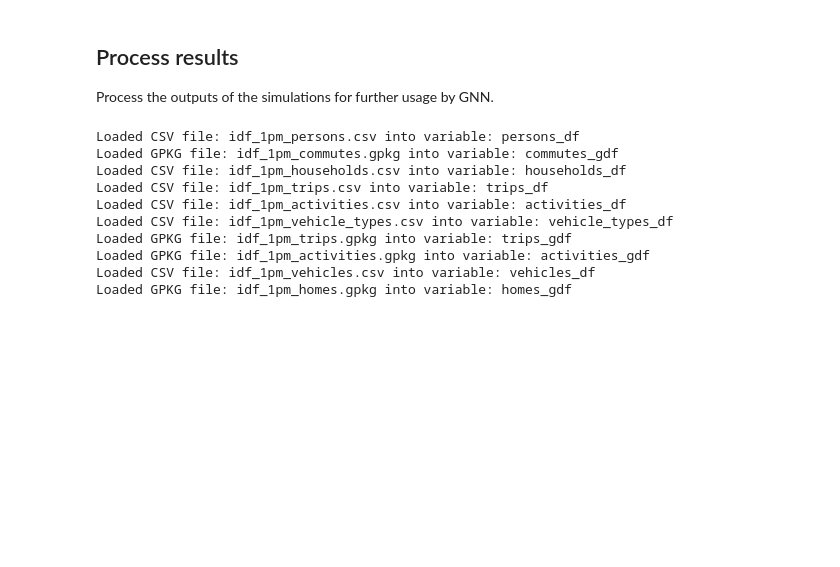
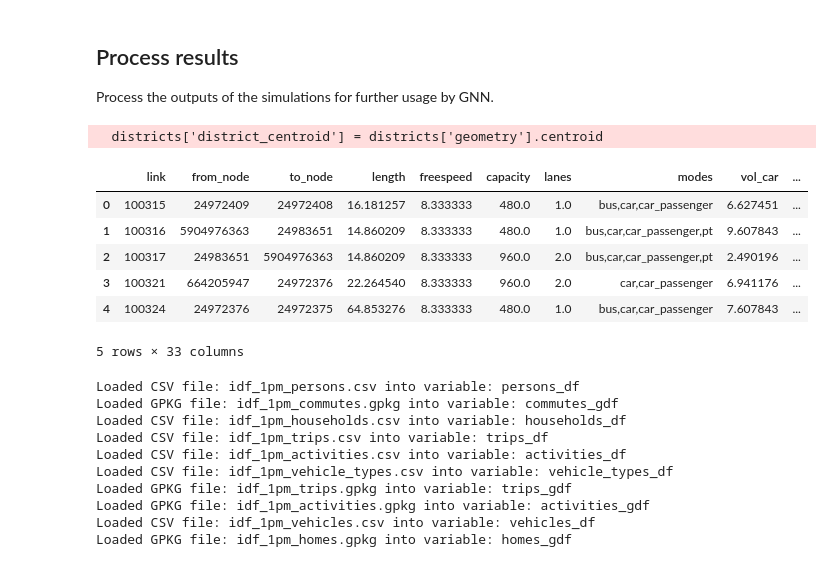
Before and after one commit to enatterer/matsim-ile-de-france, a Jupyter notebook: ile_de_france/src/main/python/process_output_of_simulations/process_output_of_simulations_with_all_info.ipynb, the cells around one changed output. Saved outputs shown, nothing was run; the diff lists cells and outputs as text; code cells hidden in the pictures; blank space fills up the shorter version.

```diff
--- a/ile_de_france/src/main/python/process_output_of_simulations/process_output_of_simulations_with_all_info.ipynb
+++ b/ile_de_france/src/main/python/process_output_of_simulations/process_output_of_simulations_with_all_info.ipynb
@@ -218,0 +235,20 @@ result_dic_mode_stats = compute_result_dic_mode_stats(calculate_averaged_results
+# %%
+result_dic_output_links = compute_result_dic_output_links()
+result_dic_mode_stats = compute_result_dic_mode_stats(calculate_averaged_results)
+base_gdf = result_dic_output_links["base_network_no_policies"]
+links_gdf = gpd.GeoDataFrame(base_gdf, geometry='geometry')
+links_gdf.crs = "EPSG:2154"  # Assuming the original CRS is EPSG:2154
+links_gdf.to_crs("EPSG:4326", inplace=True)
+districts['district_centroid'] = districts['geometry'].centroid
+links_gdf_with_districts = gpd.sjoin(links_gdf, districts, how='left', op='intersects')
+links_gdf_with_districts = links_gdf_with_districts.rename(columns={'c_ar': 'district'})
+links_gdf_with_districts.head()
+# %% [output]
+  districts['district_centroid'] = districts['geometry'].centroid
+|  | link | from_node | to_node | length | freespeed | capacity | lanes | modes | vol_car | ... |
+| 0 | 100315 | 24972409 | 24972408 | 16.181257 | 8.333333 | 480.0 | 1.0 | bus,car,car_passenger | 6.627451 | ... |
+| 1 | 100316 | 5904976363 | 24983651 | 14.860209 | 8.333333 | 480.0 | 1.0 | bus,car,car_passenger,pt | 9.607843 | ... |
+| 2 | 100317 | 24983651 | 5904976363 | 14.860209 | 8.333333 | 960.0 | 2.0 | bus,car,car_passenger,pt | 2.490196 | ... |
+| 3 | 100321 | 664205947 | 24972376 | 22.264540 | 8.333333 | 960.0 | 2.0 | car,car_passenger | 6.941176 | ... |
+| 4 | 100324 | 24972376 | 24972375 | 64.853276 | 8.333333 | 480.0 | 1.0 | bus,car,car_passenger | 7.607843 | ... |
+5 rows × 33 columns
```
Also changed, not shown: parts of 12 cells of this notebook.
